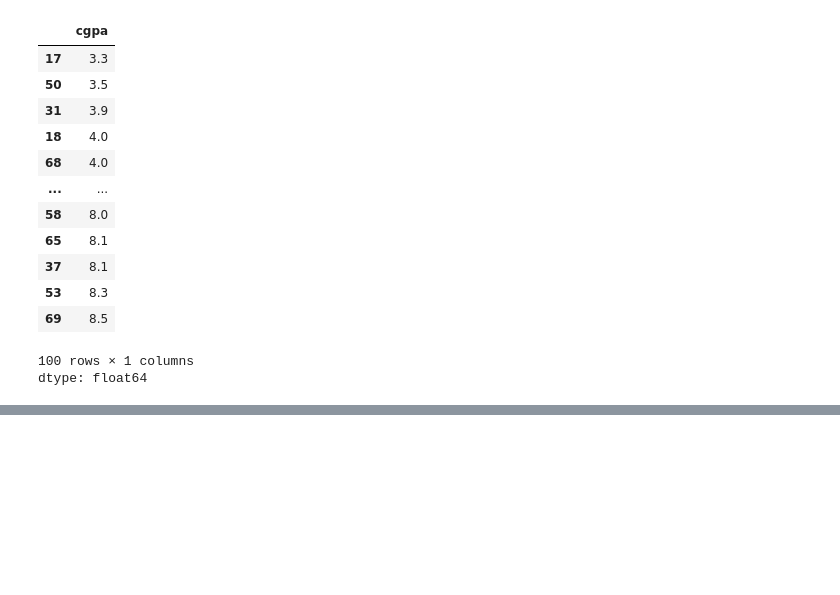
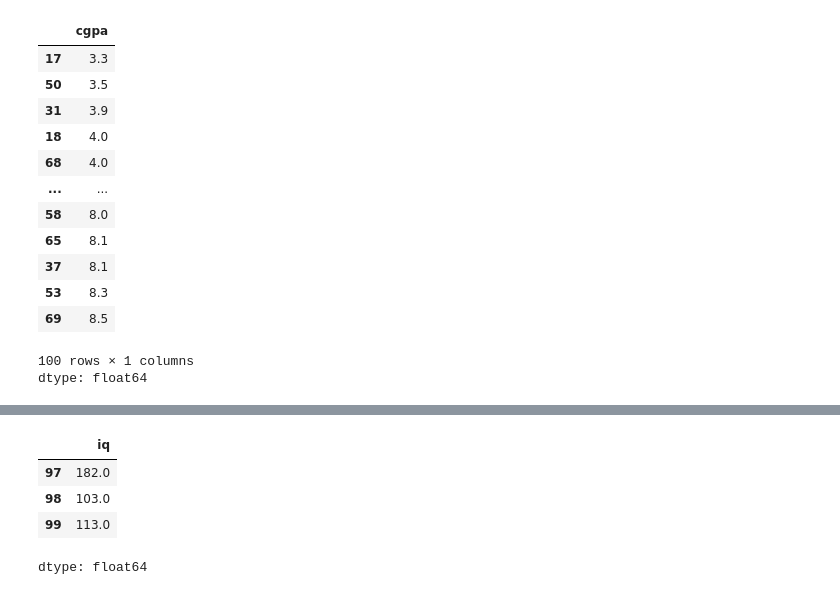
Before and after one commit to Rawatkhushi/ML-Practice-Projects, a Jupyter notebook: 0. Learnings/Pandas_0.ipynb, the cells around one changed output, grey strips where cells are left out. Cells and saved outputs as stored; diff of their text form; code cells hidden in the pictures; blank space fills up the shorter version.

```diff
--- a/0. Learnings/Pandas_0.ipynb
+++ b/0. Learnings/Pandas_0.ipynb
@@ -271,0 +369,5 @@ dtype: float64
+# %%
+#slicing
+df = pd.read_csv('/content/placement.csv')
+subs = df.iloc[:, 2]
+subs[2:4]
@@ -271,0 +379,9 @@ dtype: float64
+# %%
+#negative slicing
+subs[-3:]
+# %% [output]
+|  | iq |
+| 97 | 182.0 |
+| 98 | 103.0 |
+| 99 | 113.0 |
+dtype: float64
```
Also changed, not shown: parts of 18 cells of this notebook.
